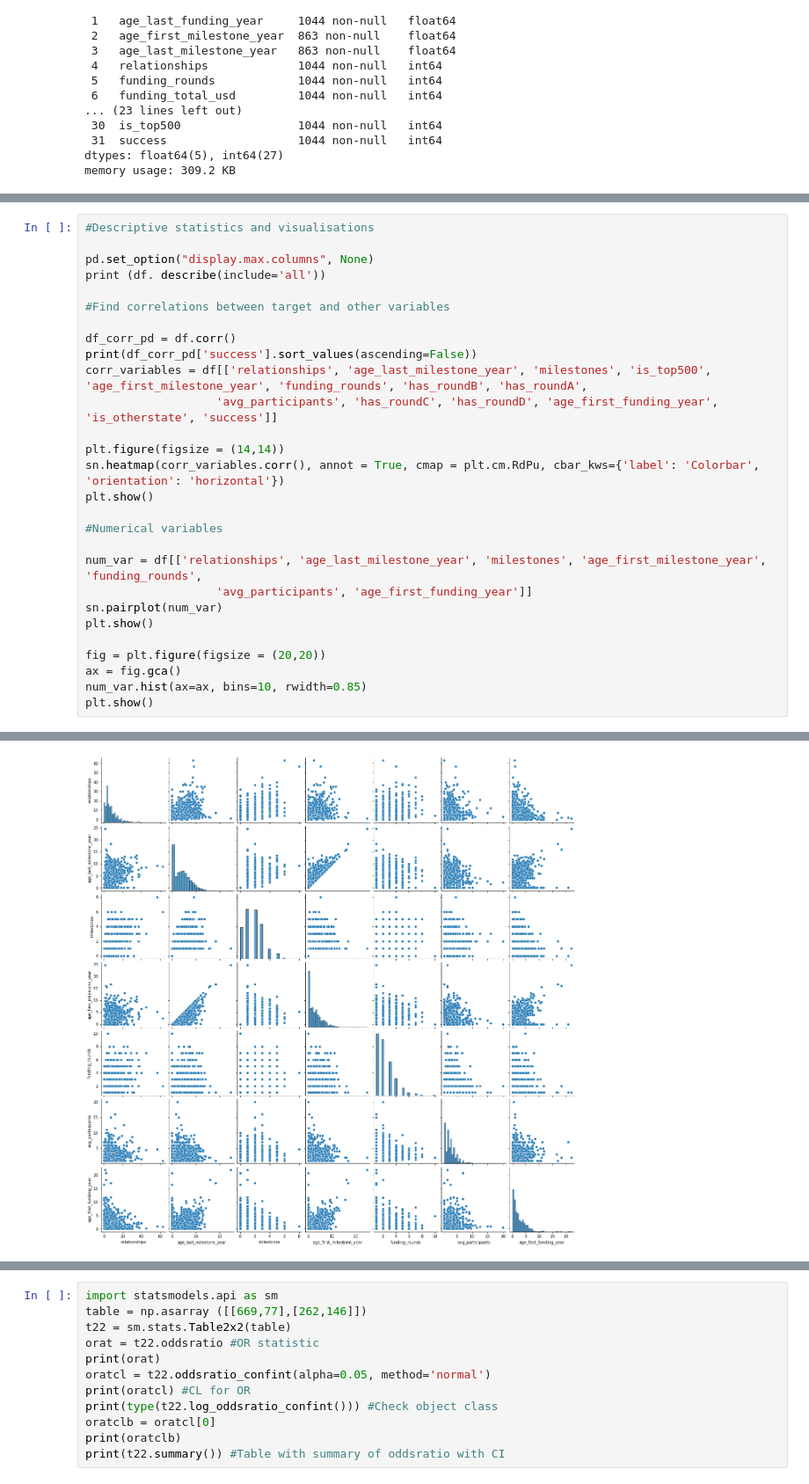
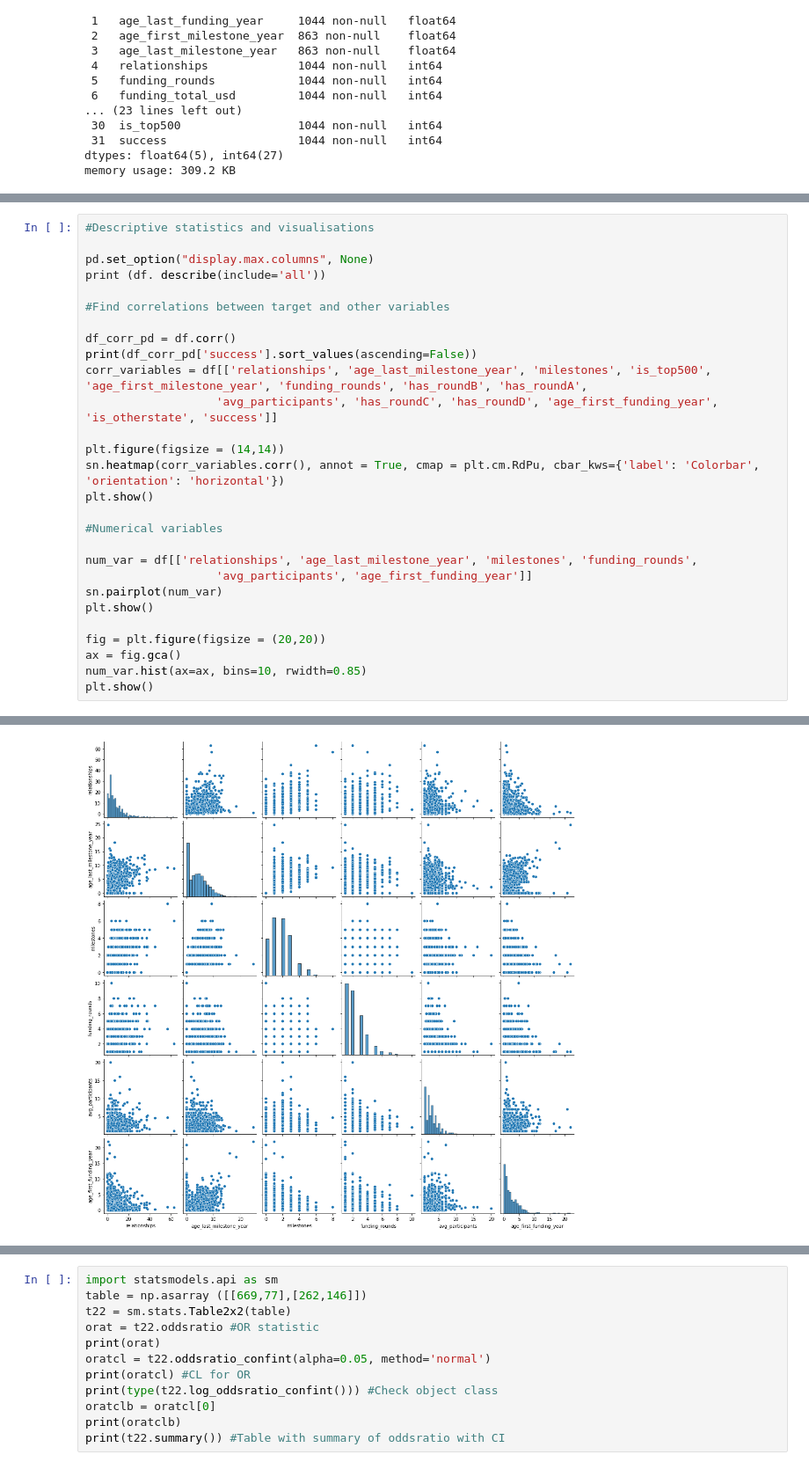
Before and after one commit to szeremetakasia/pythonProject2, a Jupyter notebook: Final Project.ipynb, the cells around one changed output, grey strips where cells are left out. Shown at 88% size. Saved outputs shown, nothing was run; the diff lists cells and outputs as text.

```diff
--- a/Final Project.ipynb
+++ b/Final Project.ipynb
@@ -135,32 +138,32 @@ plt.show()
 
 #Numerical variables
 
-num_var = df[['relationships', 'age_last_milestone_year', 'milestones', 'age_first_milestone_year', 'funding_rounds',
+num_var = df[['relationships', 'age_last_milestone_year', 'milestones', 'funding_rounds',
                    'avg_participants', 'age_first_funding_year']]
 sn.pairplot(num_var)
 plt.show()
 
 fig = plt.figure(figsize = (20,20))
 ax = fig.gca()
 num_var.hist(ax=ax, bins=10, rwidth=0.85)
 plt.show()
 # %% [output]
        age_first_funding_year  age_last_funding_year  \
 count             1044.000000            1044.000000
 mean                 2.435398               4.119230
 std                  2.510954               2.944048
 min                  0.000000               0.000000
 25%                  0.668500               1.914375
 50%                  1.671200               3.710950
 75%                  3.713025               5.693150
 max                 21.895900              21.895900
 
        age_first_milestone_year  age_last_milestone_year  relationships  \
 count               1044.000000              1044.000000    1044.000000
 ... (96 lines left out)
 is_TX                      -0.069887
 age_first_funding_year     -0.126047
 is_otherstate              -0.154865
 Name: success, dtype: float64
 [figure]
-[figure, old version]
+[figure, new version]
```
Also changed, not shown: parts of 4 cells of this notebook.
